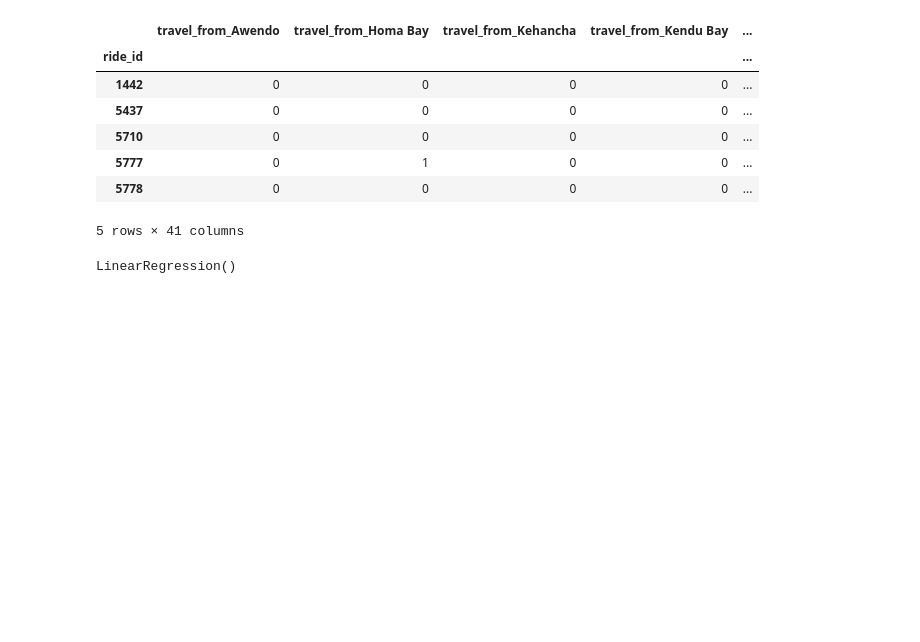
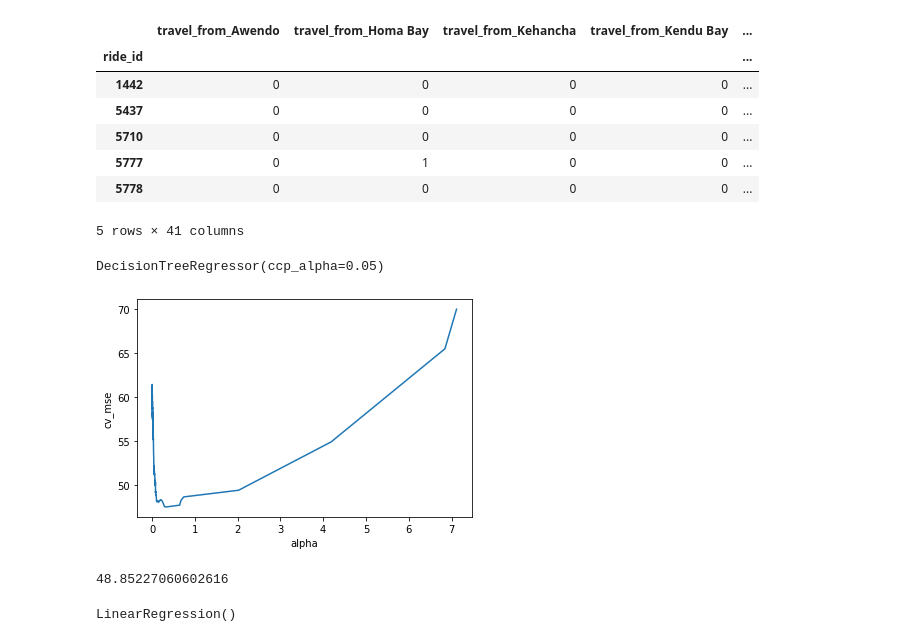
Before and after one commit to ixgroup3/Nairobi-Project-iX, a Jupyter notebook: Data_Cleaning_and_analysis.ipynb, the cells around one changed output. Drawn from its saved outputs; the diff is of its cells as text; code cells hidden in the pictures; blank space fills up the shorter version.

Commit message:
Tried a decision tree and rounded predictions

```diff
--- a/Data_Cleaning_and_analysis.ipynb
+++ b/Data_Cleaning_and_analysis.ipynb
@@ -271,3 +271,24 @@ train_lin.head()
 | 5777 | 0 | 1 | 0 | 0 | ... |
 | 5778 | 0 | 0 | 0 | 0 | ... |
 5 rows × 41 columns
+# %%
+from sklearn.tree import DecisionTreeRegressor
+tree = DecisionTreeRegressor()
+tree.fit(X=train_lin, y= train_revised.number_of_ticket)
+path = tree.cost_complexity_pruning_path(X=train_lin, y= train_revised.number_of_ticket)
+ccp_alphas, impurities = path.ccp_alphas, path.impurities
+from sklearn.model_selection import cross_val_score
+
+cv_mse = []
+
+for a in ccp_alphas:
+    model = DecisionTreeRegressor(ccp_alpha=a)
+    cv_score = -cross_val_score(model,X=train_lin, y= train_revised.number_of_ticket , scoring="neg_mean_squared_error", cv=10).mean()
+    cv_mse.append(cv_score)
+# %% [output]
+DecisionTreeRegressor(ccp_alpha=0.05)
+# %%
+cv_data = pd.DataFrame({'alpha':ccp_alphas, 'cv_mse':cv_mse})
+p = sns.lineplot(x=cv_data.alpha, y=cv_data.cv_mse)
+# %% [output]
+[figure, added]
@@ -274,3 +299,8 @@ train_lin.head()
+# %%
+cv_reg_tree = cross_val_score(estimator=tree_pruned, X=train_lin, y=train_revised.number_of_ticket, scoring="neg_mean_squared_error", cv=5)
+-cv_reg_tree.mean()
+# %% [output]
+48.85227060602616
 # %%
 # We need to get rid of one of the dummy variables from each category to properly use the linear regression
 train_lin.drop(columns = ["travel_from_Awendo", "month_January", "travel_time_type_morning", "day_of_week_Monday", "max_capacity_11"], inplace=True)
```
Also changed, not shown: parts of 5 cells of this notebook.
